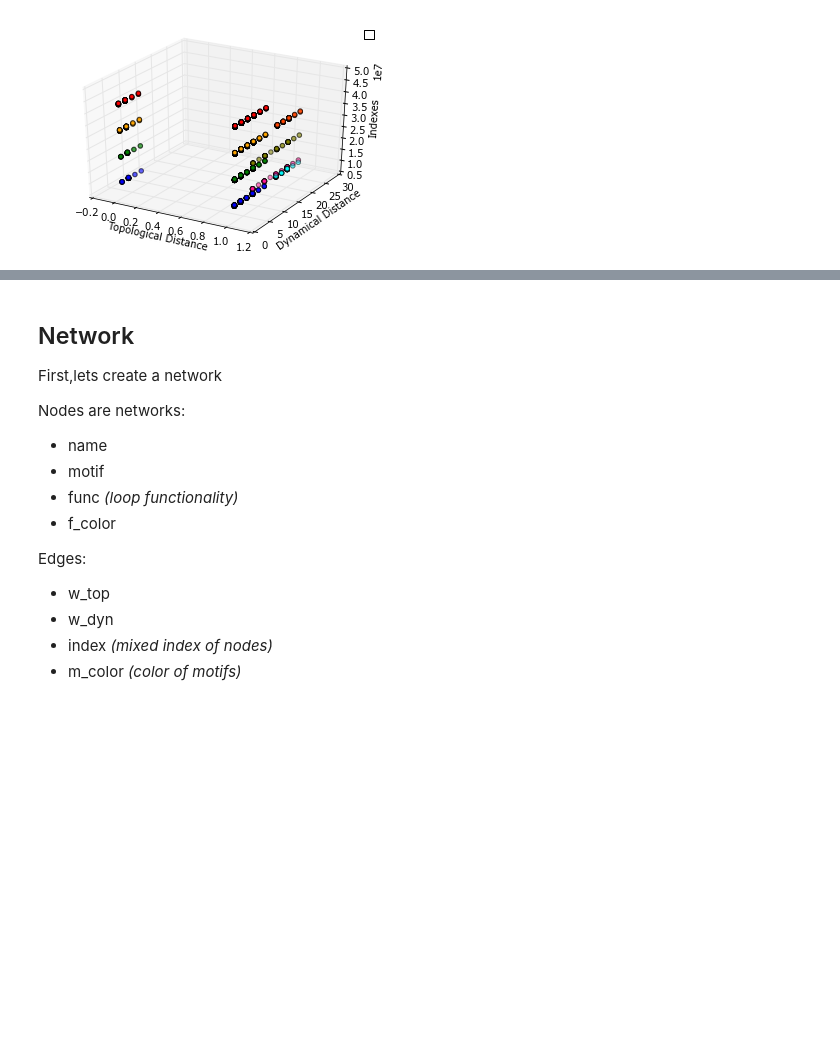
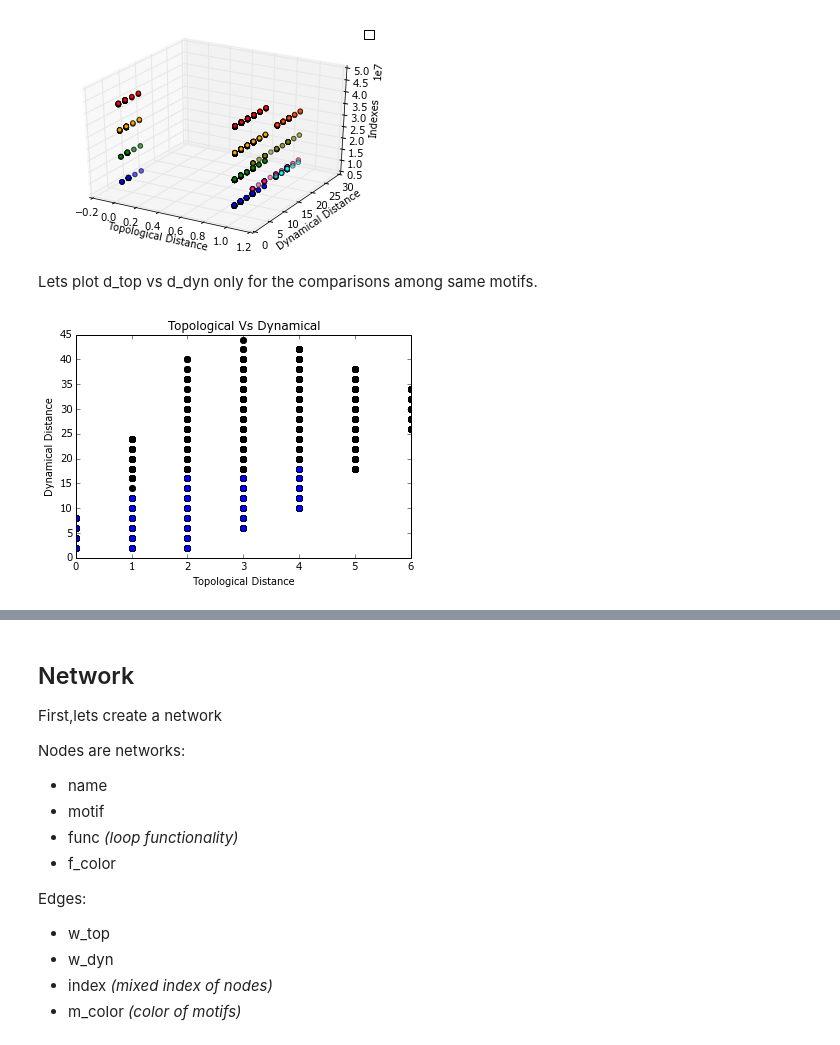
Before and after one commit to mar-esther23/CircuitsAnalyses, a Jupyter notebook: Net of nets.ipynb, the cells around one changed output, grey strips where cells are left out. Drawn from its saved outputs; the diff is of its cells as text; code cells hidden in the pictures; blank space fills up the shorter version.

```diff
--- a/Net of nets.ipynb
+++ b/Net of nets.ipynb
@@ -149,3 +149,18 @@ ax.set_zlabel('Indexes')
 plt.show()
 # %% [output]
 [figure]
+# %% [markdown]
+Lets plot d_top vs d_dyn only for the comparisons among same motifs.
+# %%
+motif = '11'
+d_top_m = [   d_t for n1, n2, d_t, d_d in data if (str(n1)[0]+str(n2)[0] == motif)   ]
+d_dyn_m = [   d_d for n1, n2, d_t, d_d in data if (str(n1)[0]+str(n2)[0] == motif)   ]
+
+plt.plot(d_top, d_dyn, 'ko') #All distances
+plt.plot(d_top_m, d_dyn_m, 'bo') #moti distances
+plt.xlabel('Topological Distance')
+plt.ylabel('Dynamical Distance')
+plt.title('Topological Vs Dynamical')
+plt.show()
+# %% [output]
+[figure, added]
```
Also changed, not shown: parts of 23 cells of this notebook.
